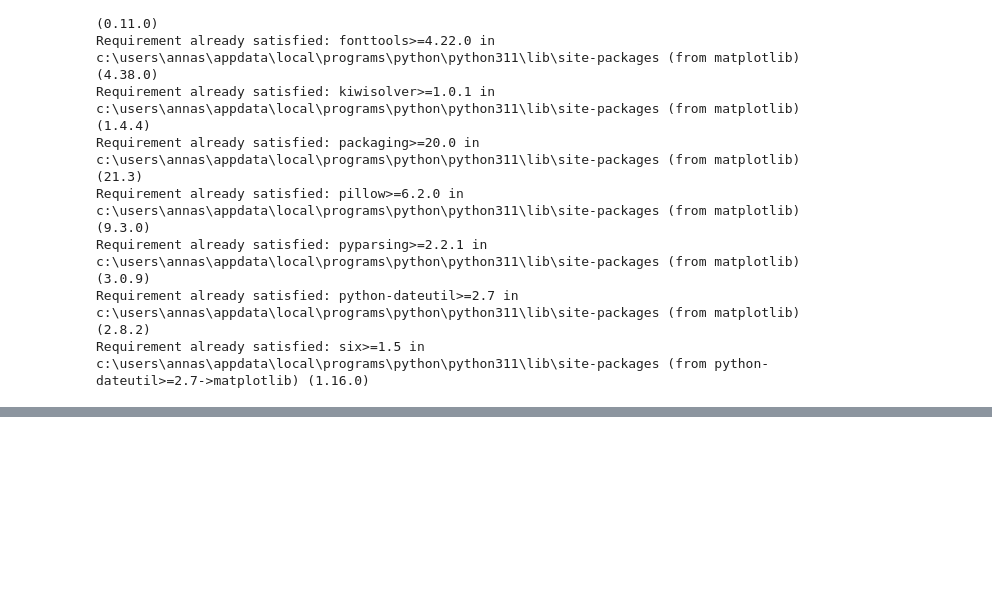
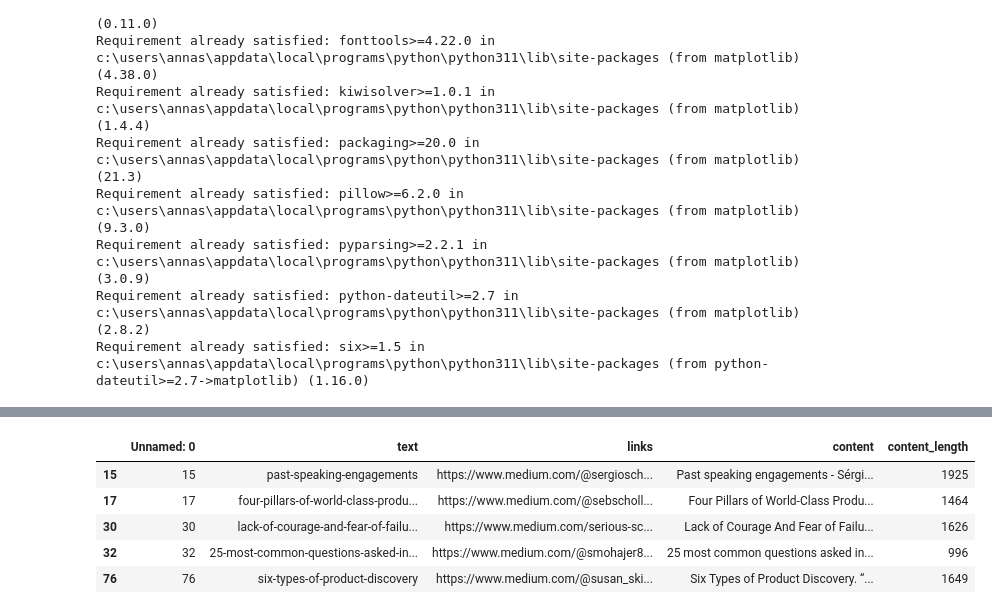
Before and after one commit to annasba07/product-manager-companion, a Jupyter notebook: Medium Article Scraping.ipynb, the cells around one changed output, grey strips where cells are left out. Cells and saved outputs as stored; diff of their text form; code cells hidden in the pictures; blank space fills up the shorter version.

```diff
--- a/Medium Article Scraping.ipynb
+++ b/Medium Article Scraping.ipynb
@@ -398,3 +424,19 @@ Requirement already satisfied: six>=1.5 in c:\users\annas\appdata\local\programs
+# %%
+# drop embeddings from df2
+
+df2 = df2.drop(columns=['embeddings'])
+# %%
+
+df2 = df2[df2.content_length < 2000]
+
+df2
+# %% [output]
+|  | Unnamed: 0 | text | links | content | content_length |
+| 15 | 15 | past-speaking-engagements | https://www.medium.com/@sergiosch... | Past speaking engagements - Sérgi... | 1925 |
+| 17 | 17 | four-pillars-of-world-class-produ... | https://www.medium.com/@sebscholl... | Four Pillars of World-Class Produ... | 1464 |
+| 30 | 30 | lack-of-courage-and-fear-of-failu... | https://www.medium.com/serious-sc... | Lack of Courage And Fear of Failu... | 1626 |
+| 32 | 32 | 25-most-common-questions-asked-in... | https://www.medium.com/@smohajer8... | 25 most common questions asked in... | 996 |
+| 76 | 76 | six-types-of-product-discovery | https://www.medium.com/@susan_ski... | Six Types of Product Discovery. “... | 1649 |
 # %%
 # get embeddings for each article in df and store in a new column
 
```
Also changed, not shown: parts of 21 cells of this notebook.
